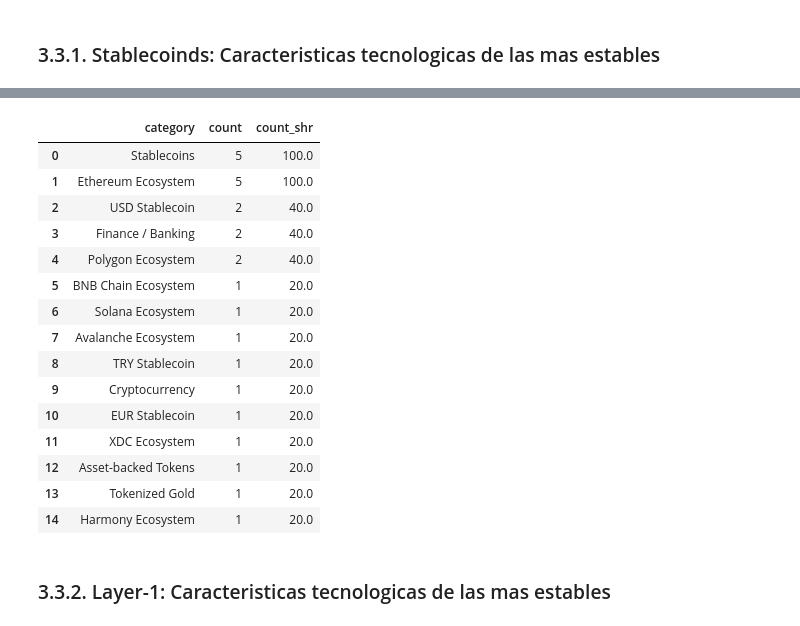
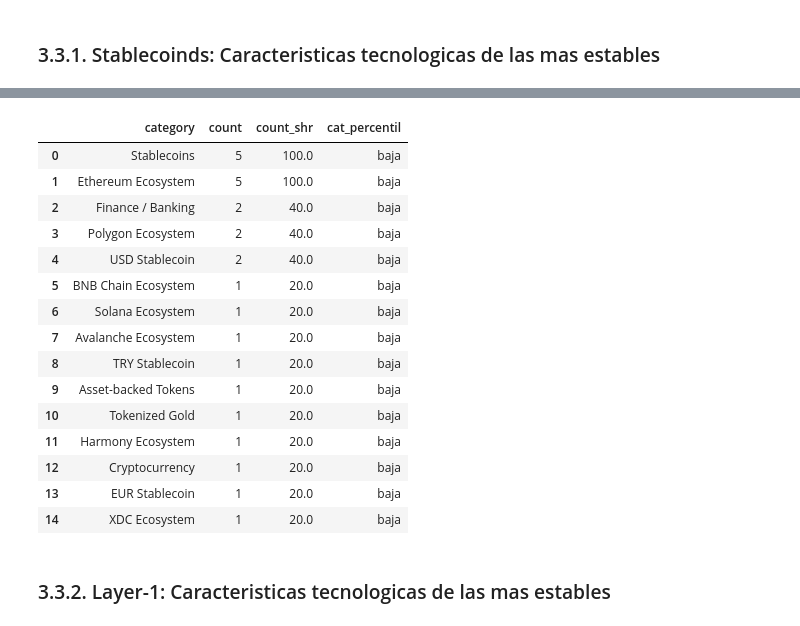
Before and after one commit to mmvvff/henry_pi_anltcs, a Jupyter notebook: data_process/03_eda_v2.ipynb, the cells around one changed output, grey strips where cells are left out. Saved outputs shown, nothing was run; the diff lists cells and outputs as text; code cells hidden in the pictures.

```diff
--- a/data_process/03_eda_v2.ipynb
+++ b/data_process/03_eda_v2.ipynb
@@ -299,16 +370,16 @@ boxplot_constant.show()
 def rescalar(x):
     return (x - np.min(x)) / (np.max(x) - np.min(x))
 
-data_market_vltltyindex = data_market_prcvoltlty_crrnt.loc[:,
+data_vltlty_rank = data_market_prcvoltlty_crrnt.loc[:,
     ['category_id','coin_id','year','vltlty_rank']
 ].copy()
-data_market_vltltyindex_res=data_market_vltltyindex.groupby(
+data_vltlty_rank_res=data_vltlty_rank.groupby(
     ['category_id','year'])['vltlty_rank'].apply(rescalar)
-data_market_vltltyindex_res=data_market_vltltyindex_res.reset_index(
+data_vltlty_rank_res=data_vltlty_rank_res.reset_index(
     level=['category_id','year']).rename(
         columns={'vltlty_rank':'vltlty_rank_rscld'}).drop(columns=['category_id','year'])
-data_market_vltltyindex=data_market_vltltyindex.join(data_market_vltltyindex_res)
-data_market_vltltyindex.head(3)
+data_vltlty_rank=data_vltlty_rank.join(data_vltlty_rank_res)
+data_vltlty_rank.head(3)
 # %% [output]
 |  | category_id | coin_id | year | vltlty_rank | vltlty_rank_rscld |
 | 10 | layer-1 | bitcoin | 2019 | 1.0 | 0.0 |
@@ -343,0 +388,3 @@ data_vltltyindex
+# %%
+# promedio de la posicion a lo largo del tiempo
+data_vltlty_rank_index=data_vltlty_rank.groupby(['category_id','coin_id'])['vltlty_rank_rscld'].mean().reset_index()
@@ -343,0 +412,12 @@ data_vltltyindex
+# %%
+# calculamos el indice de estabilidad relativa
+data_stblty_index=pd.merge(
+    data_vltlty_rank_index,
+    data_volume_rank_index,
+    on=['category_id','coin_id'])
+data_stblty_index['stblty_index']=round((
+    (data_stblty_index['vltlty_rank_rscld']*0.66) +
+    (data_stblty_index['volumes_rank_rscld']*0.34)
+    )*10,2)
+data_stblty_index.to_csv(os.path.join("3_output","data_stblty_index.csv"))
+data_stblty_index.sort_values(['category_id','stblty_index'],ascending=False)
@@ -355,3 +444,17 @@ data_vltltyindex_stablecoins_low=data_vltltyindex.loc[
+# %%
+# definimos la mediana como el punto de corte
+data_stablecoins_median=data_stblty_index.loc[
+    data_stblty_index['category_id'].str.contains('stablecoins')]['stblty_index'].median()
+
+# definimos la mediana como el punto de corte
+data_stblty_index_stablecoins_high=data_stblty_index.loc[
+    (data_stblty_index['category_id'].str.contains('stablecoins')) &
+    (data_stblty_index['stblty_index'] >data_stablecoins_median)
+    ].merge(data_coins_info_stable)
+data_stblty_index_stablecoins_low=data_stblty_index.loc[
+    (data_stblty_index['category_id'].str.contains('stablecoins')) &
+    (data_stblty_index['stblty_index'] <= data_stablecoins_median)
+    ].merge(data_coins_info_stable)
 # %%
 # calculamos la frecuencia de cada una de las etiquetas listadas
 # cada etiqueta corresponde a una caracteristica tecnologica
@@ -389,35 +492,35 @@ categories_freq_stable_high.head(20)
 # %%
 # calculamos la frecuencia de cada una de las etiquetas listadas
 # cada etiqueta corresponde a una caracteristica tecnologica
 categories_freq_stable_low=pd.DataFrame(
-    pd.Series(list(chain.from_iterable(data_vltltyindex_stablecoins_low['categories'].dropna())))
+    pd.Series(list(chain.from_iterable(data_stblty_index_stablecoins_low['categories'].dropna())))
     .value_counts()).reset_index().rename(columns={'index':'category'})
 
 # nuevamente, las caracteristicas no son excluyentes, asi que una criptomoneda puede evidenciar multiples caracteristicas
 # por esta razon, expresamos la frecuencia de cada caracteristica como porcentaje del total de casos del grupo;
 # naturalmente, todos los casos del grupo stablecoins son stablecoins;
 # dejamos esta fila como confirmacion de la consistencia en la conformacion de grupos
-categories_freq_stable_low['count_shr']=round((categories_freq_stable_low['count']/data_vltltyindex_stablecoins_low['coin_id'].nunique())*100,2)
+categories_freq_stable_low['count_shr']=round((categories_freq_stable_low['count']/data_stblty_index_stablecoins_low['coin_id'].nunique())*100,2)
+categories_freq_stable_low['cat_percentil']='baja'
 
 # resultados
-categories_freq_stable_low.to_csv(os.path.join("3_output","categories_freq_stable_low.csv"))
 categories_freq_stable_low.head(20)
 # %% [output]
-|  | category | count | count_shr |
-| 0 | Stablecoins | 5 | 100.0 |
-| 1 | Ethereum Ecosystem | 5 | 100.0 |
-| 2 | USD Stablecoin | 2 | 40.0 |
-| 3 | Finance / Banking | 2 | 40.0 |
-| 4 | Polygon Ecosystem | 2 | 40.0 |
-| 5 | BNB Chain Ecosystem | 1 | 20.0 |
-| 6 | Solana Ecosystem | 1 | 20.0 |
-| 7 | Avalanche Ecosystem | 1 | 20.0 |
-| 8 | TRY Stablecoin | 1 | 20.0 |
-| 9 | Cryptocurrency | 1 | 20.0 |
-| 10 | EUR Stablecoin | 1 | 20.0 |
-| 11 | XDC Ecosystem | 1 | 20.0 |
-| 12 | Asset-backed Tokens | 1 | 20.0 |
-| 13 | Tokenized Gold | 1 | 20.0 |
-| 14 | Harmony Ecosystem | 1 | 20.0 |
+|  | category | count | count_shr | cat_percentil |
+| 0 | Stablecoins | 5 | 100.0 | baja |
+| 1 | Ethereum Ecosystem | 5 | 100.0 | baja |
+| 2 | Finance / Banking | 2 | 40.0 | baja |
+| 3 | Polygon Ecosystem | 2 | 40.0 | baja |
+| 4 | USD Stablecoin | 2 | 40.0 | baja |
+| 5 | BNB Chain Ecosystem | 1 | 20.0 | baja |
+| 6 | Solana Ecosystem | 1 | 20.0 | baja |
+| 7 | Avalanche Ecosystem | 1 | 20.0 | baja |
+| 8 | TRY Stablecoin | 1 | 20.0 | baja |
+| 9 | Asset-backed Tokens | 1 | 20.0 | baja |
+| 10 | Tokenized Gold | 1 | 20.0 | baja |
+| 11 | Harmony Ecosystem | 1 | 20.0 | baja |
+| 12 | Cryptocurrency | 1 | 20.0 | baja |
+| 13 | EUR Stablecoin | 1 | 20.0 | baja |
+| 14 | XDC Ecosystem | 1 | 20.0 | baja |
 # %% [markdown]
 ### 3.3.2. Layer-1: Caracteristicas tecnologicas de las mas estables
```
Also changed, not shown: parts of 29 cells of this notebook, 24 other files.
